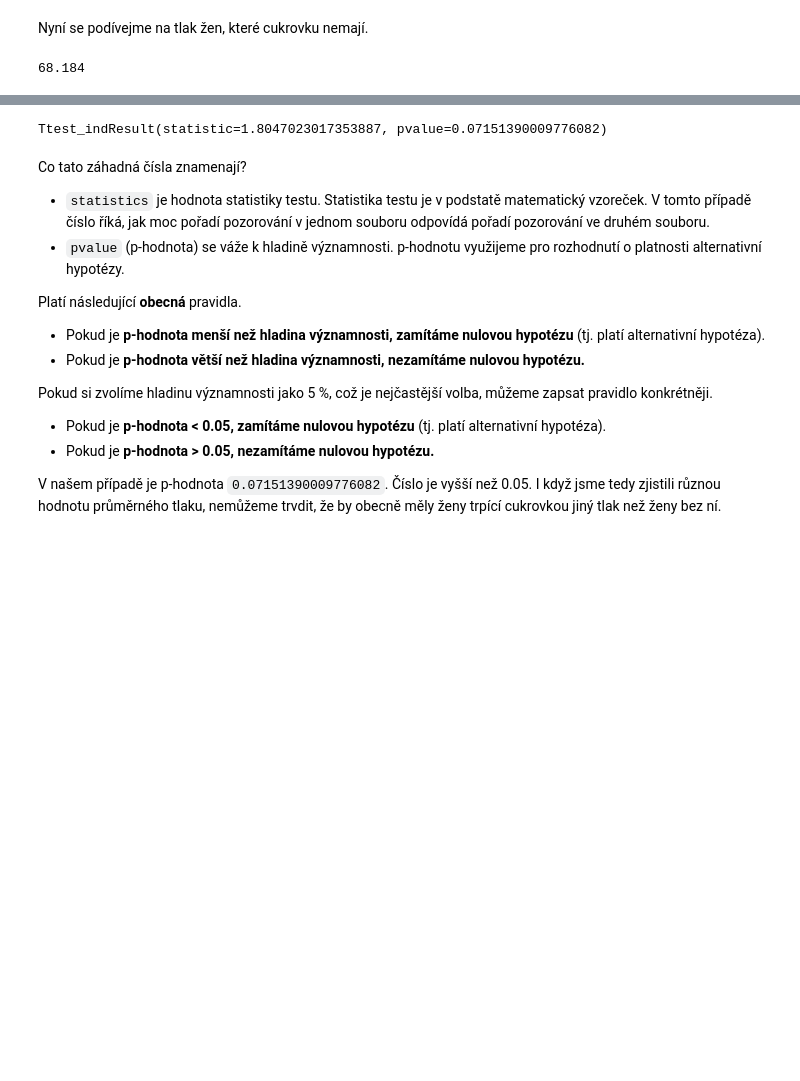
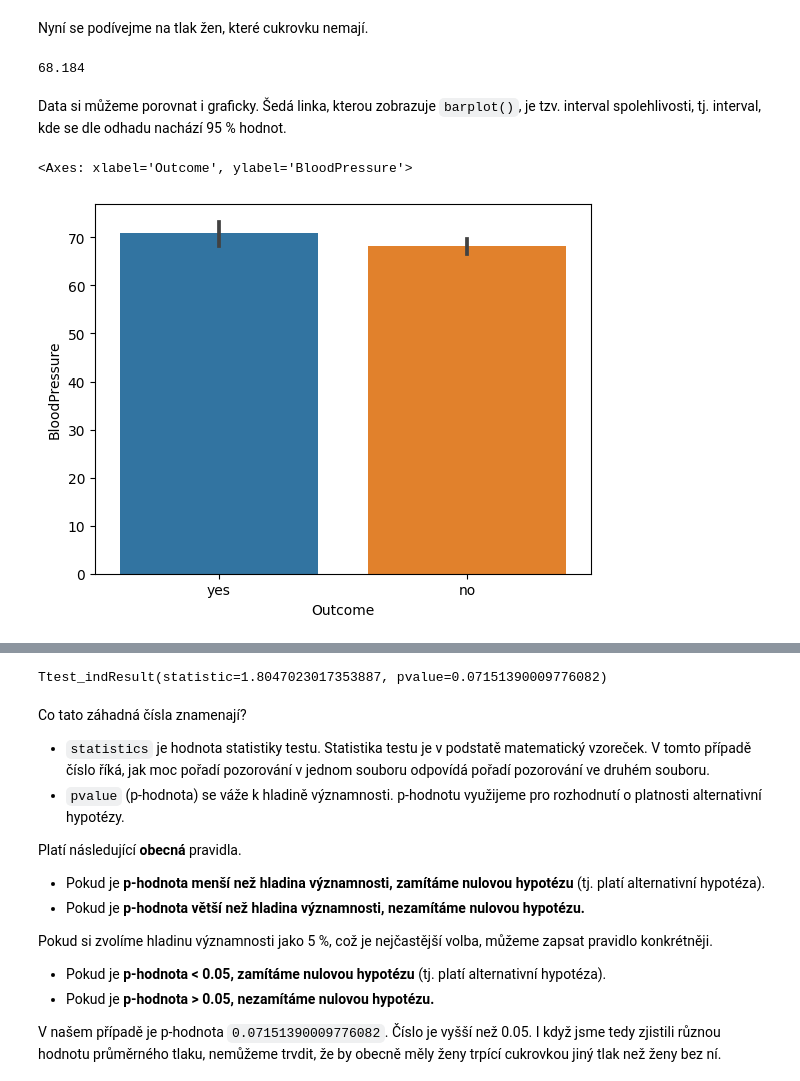
Before and after one commit to pesikj/PythonProDataScience, a Jupyter notebook: 04/lekce.ipynb, the cells around one changed output, grey strips where cells are left out. Drawn from its saved outputs; the diff is of its cells as text; code cells hidden in the pictures; blank space fills up the shorter version.

```diff
--- a/04/lekce.ipynb
+++ b/04/lekce.ipynb
@@ -90,6 +91,13 @@ Nyní se podívejme na tlak žen, které cukrovku nemají.
 data_no["BloodPressure"].mean()
 # %% [output]
 68.184
+# %% [markdown]
+Data si můžeme porovnat i graficky. Šedá linka, kterou zobrazuje `barplot()`, je tzv. interval spolehlivosti, tj. interval, kde se dle odhadu nachází 95 % hodnot.
+# %%
+sns.barplot(data, x="Outcome", y="BloodPressure")
+# %% [output]
+<Axes: xlabel='Outcome', ylabel='BloodPressure'>
+[figure, added]
 # %% [markdown]
 Vidíme, že průměrná hodnota se liší. Musíme ale myslet na to, že máme jen omezený vzorek (768 žen), takže musíme být opatrní, pokud bychom chtěli formulovat nějaký obecný závěr na všechny ženy v populaci. Můžeme se výsledky podívat ze dvou směrů:
 
```
Also changed, not shown: parts of 19 cells of this notebook, 9 other files.
